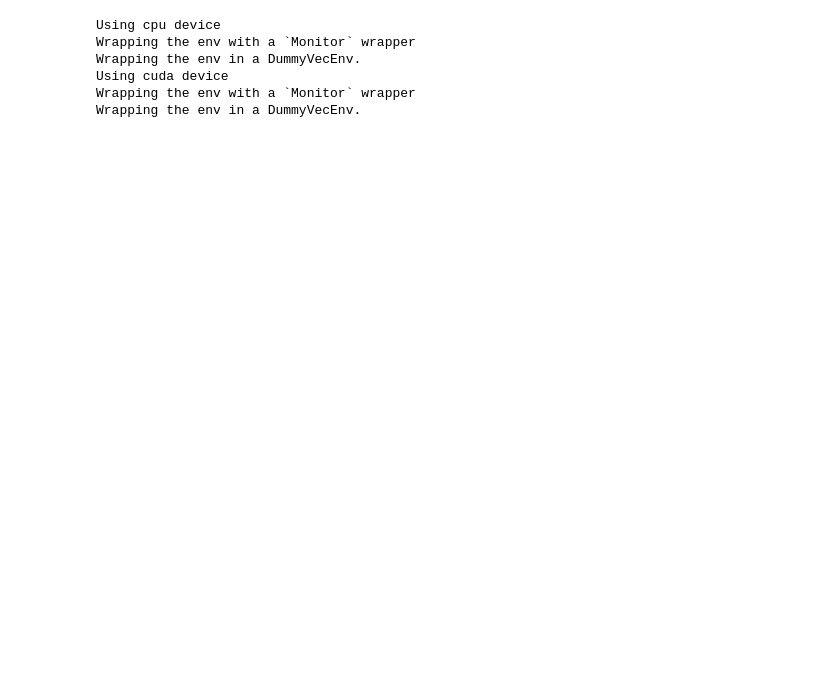
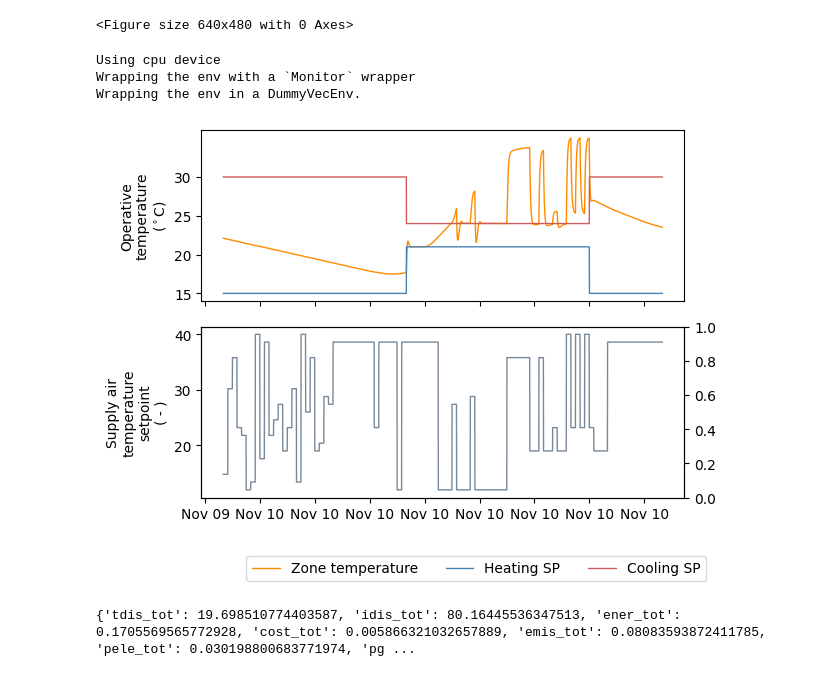
Before and after one commit to FerranAD/boptest-dqn-bestest-air, a Jupyter notebook: main.ipynb, the cells around one changed output. Cells and saved outputs as stored; diff of their text form; code cells hidden in the pictures; blank space fills up the shorter version.

Commit message:
feat(boptest): train tqdm on simplified scenario

```diff
--- a/main.ipynb
+++ b/main.ipynb
@@ -42,0 +105,12 @@ env = DiscretizedActionWrapper(env,n_bins_act=10)
+# %%
+class BoptestGymEnvSimpleDiscomfort(BoptestGymEnv):
+
+    def get_reward(self):
+        kpis = requests.get('{0}/kpi/{1}'.format(self.url,self.testid)).json()['payload']
+
+        objective_integrand = kpis['tdis_tot']
+        reward = -(objective_integrand - self.objective_integrand)
+
+        self.objective_integrand = objective_integrand
+
+        return reward
@@ -43,11 +126,29 @@ env = DiscretizedActionWrapper(env,n_bins_act=10)
+# %%
+from boptestGymEnv import BoptestGymEnv, NormalizedObservationWrapper, DiscretizedActionWrapper
+
+env = BoptestGymEnvSimpleDiscomfort(url                  = 'http://localhost',
+                    testcase             = 'bestest_air',
+                    actions              = ['fcu_oveTSup_u'],
+                    observations         = {'zon_reaTRooAir_y':(273.,318.)},
+                    predictive_period    = 3600,
+                    regressive_period    = 3600,
+                    random_start_time    = True,
+                    max_episode_length   = 24*3600,
+                    warmup_period        = 24*3600,
+                    step_period          = 900,
+                    render_episodes      = True)
+
+env = NormalizedObservationWrapper(env)
+env = DiscretizedActionWrapper(env,n_bins_act=20)
+# %% [output]
+<Figure size 640x480 with 0 Axes>
 # %%
+from stable_baselines3 import DQN
+
 model = DQN('MlpPolicy', env, verbose=1, gamma=0.99,
-            learning_rate=5e-4, batch_size=1024, seed=123456,
+            learning_rate=5e-4, batch_size=64, seed=123456,
             buffer_size=365*24, learning_starts=24, train_freq=1, device='cpu')
 # %% [output]
 Using cpu device
 Wrapping the env with a `Monitor` wrapper
 Wrapping the env in a DummyVecEnv.
-Using cuda device
-Wrapping the env with a `Monitor` wrapper
-Wrapping the env in a DummyVecEnv.
@@ -53,0 +166,6 @@ Wrapping the env in a DummyVecEnv.
+# %%
+model.learn(total_timesteps=96 + 95)
+print(env.get_kpis())
+# %% [output]
+[figure, added]
+{'tdis_tot': 19.698510774403587, 'idis_tot': 80.16445536347513, 'ener_tot': 0.1705569565772928, 'cost_tot': 0.005866321032657889, 'emis_tot': 0.08083593872411785, 'pele_tot': 0.030198800683771974, 'pg ...
```
Also changed, not shown: parts of 19 cells of this notebook, 2 other files.
